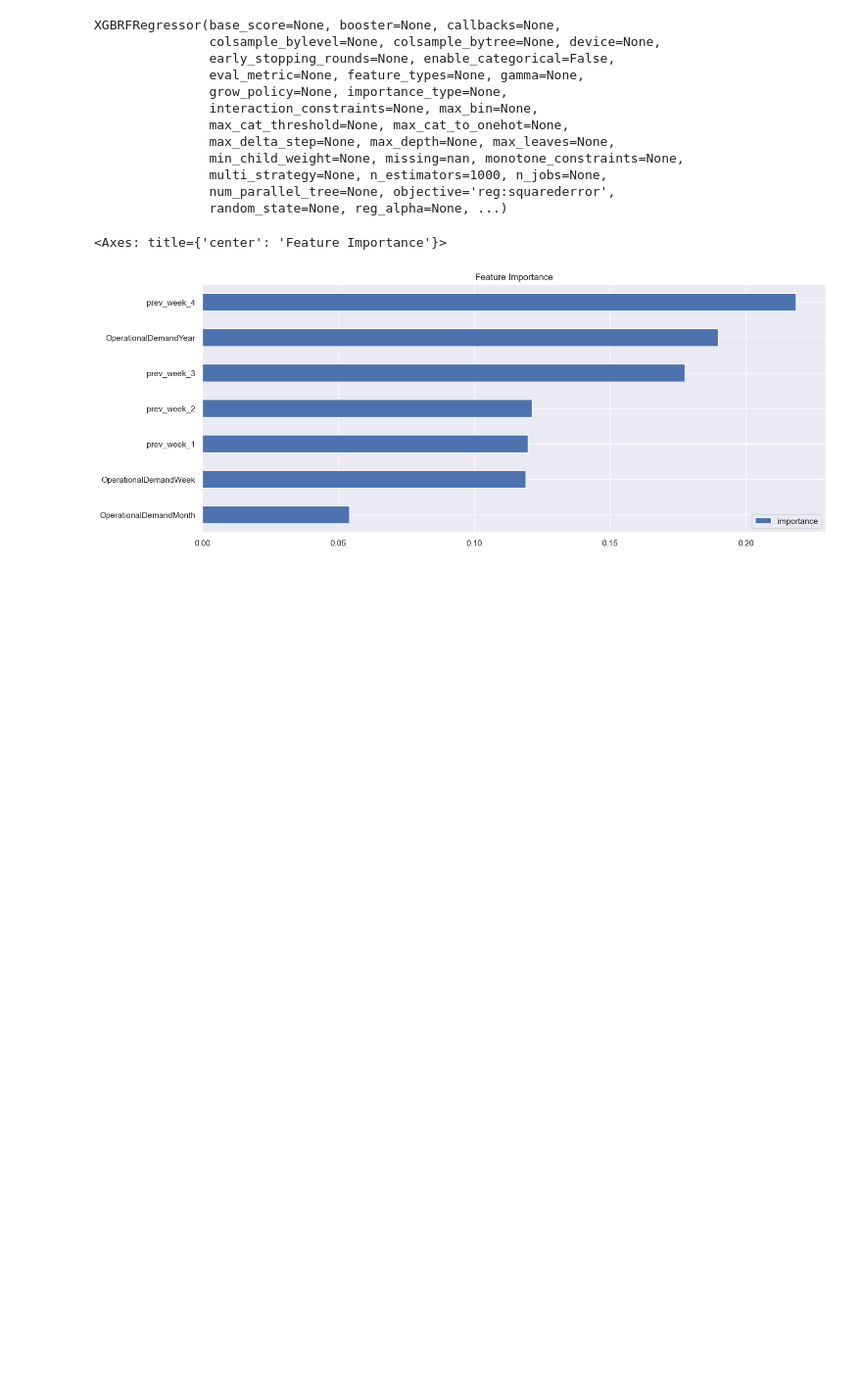
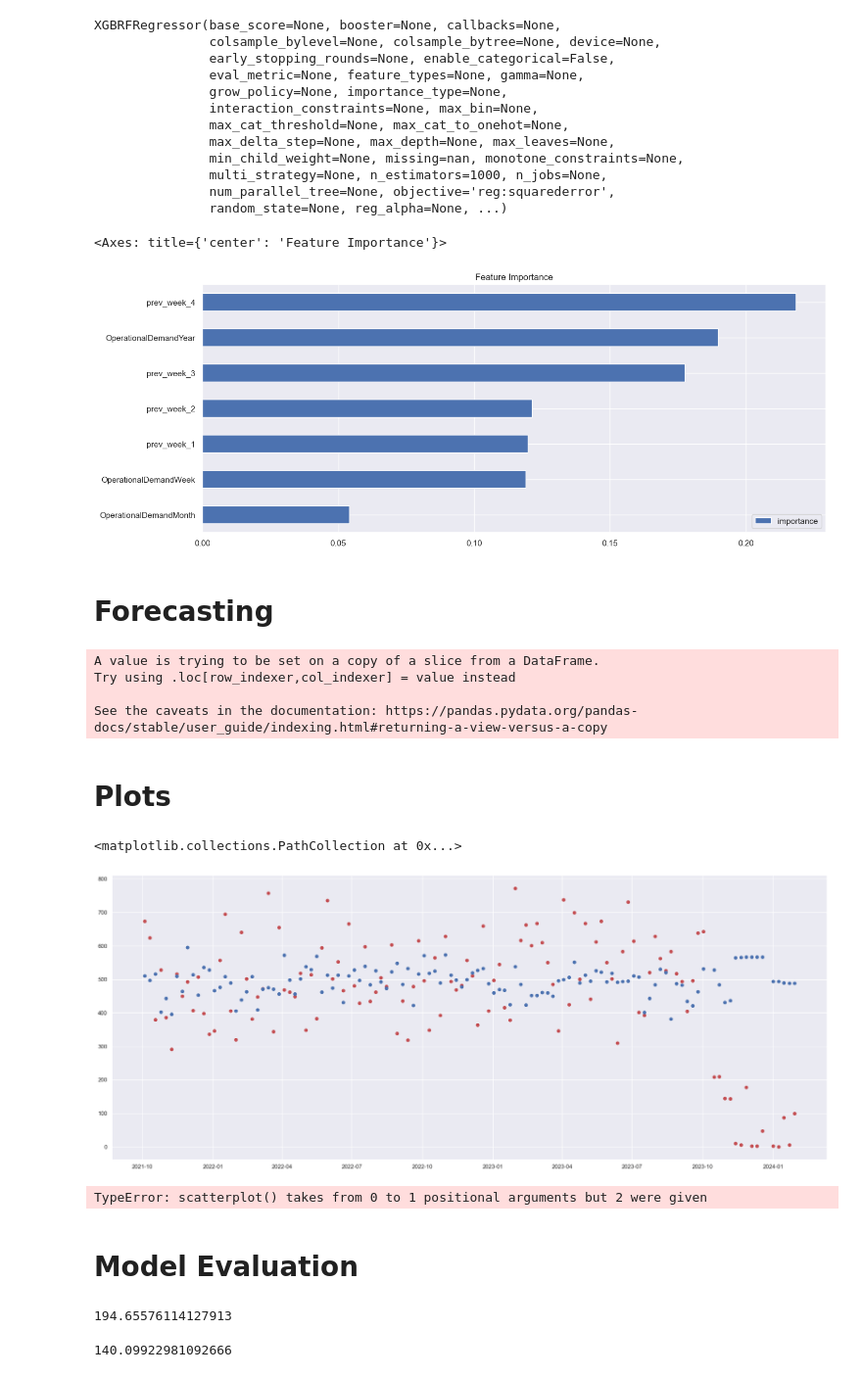
Before and after one commit to kartbart/AI-ML-Portfolio-3, a Jupyter notebook: Software Portfolio 3.ipynb, the cells around one changed output. Shown at 98% size. Cells and saved outputs as stored; diff of their text form; code cells hidden in the pictures; blank space fills up the shorter version.

Commit message:
Weekend Forecasting & Model

```diff
--- a/Software Portfolio 3.ipynb
+++ b/Software Portfolio 3.ipynb
@@ -510,3 +504,42 @@ feature_importance.sort_values('importance').plot(kind= 'barh',title = "Feature
 # %% [output]
 <Axes: title={'center': 'Feature Importance'}>
 [figure]
+# %% [markdown]
+# Forecasting
+# %%
+# Utilising the model to make predictions on the test set
+week_groupby_test['prediction']= reg.predict(X_test)
+# %% [output]
+A value is trying to be set on a copy of a slice from a DataFrame.
+Try using .loc[row_indexer,col_indexer] = value instead
+
+See the caveats in the documentation: https://pandas.pydata.org/pandas-docs/stable/user_guide/indexing.html#returning-a-view-versus-a-copy
+# %% [markdown]
+# Plots
+# %%
+#Actual residuals plotted against the predicition, axis can be misleading when interpretting the prediction
+f, ax = plt.subplots(figsize=(25, 10))
+ax.scatter(week_groupby_test['operationalDemandDateWeekBeginDate'], week_groupby_test['operationalDemandOpHoursSum'], color='r')
+ax.scatter(week_groupby_test['operationalDemandDateWeekBeginDate'], week_groupby_test['prediction'], color='b')
+# %% [output]
+<matplotlib.collections.PathCollection at 0x...>
+[figure, added]
+# %%
+# Creating a scatter plot which shows the prediction against the actual operationalDemandOpsHoursSum
+sns.scatterplot(week_groupby_test['prediction'], week_groupby_test['operationalDemandOpHoursSum'])
+plt.plot([0, 200], [0, 400])
+# %% [output]
+TypeError: scatterplot() takes from 0 to 1 positional arguments but 2 were given
+# %% [markdown]
+# Model Evaluation
+# %%
+# Evaluating the mean squared error
+np.sqrt(mean_squared_error(week_groupby_test['operationalDemandOpHoursSum'], week_groupby_test['prediction']))
+# %% [output]
+194.65576114127913
+# %%
+# Evaluating the mean absolute error
+from sklearn.metrics import mean_absolute_error
+mean_absolute_error(week_groupby_test['operationalDemandOpHoursSum'], week_groupby_test['prediction'])
+# %% [output]
+140.09922981092666
```
Also changed, not shown: parts of 18 cells of this notebook.
